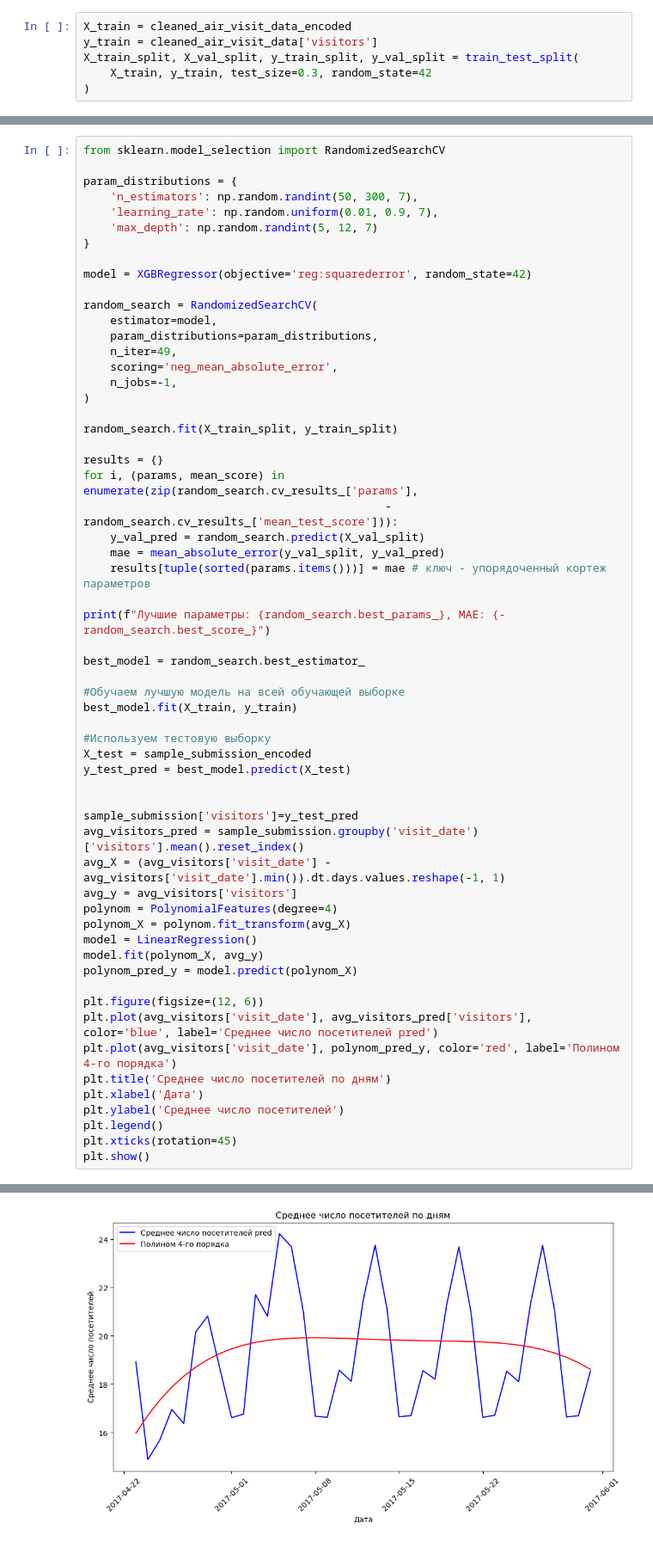
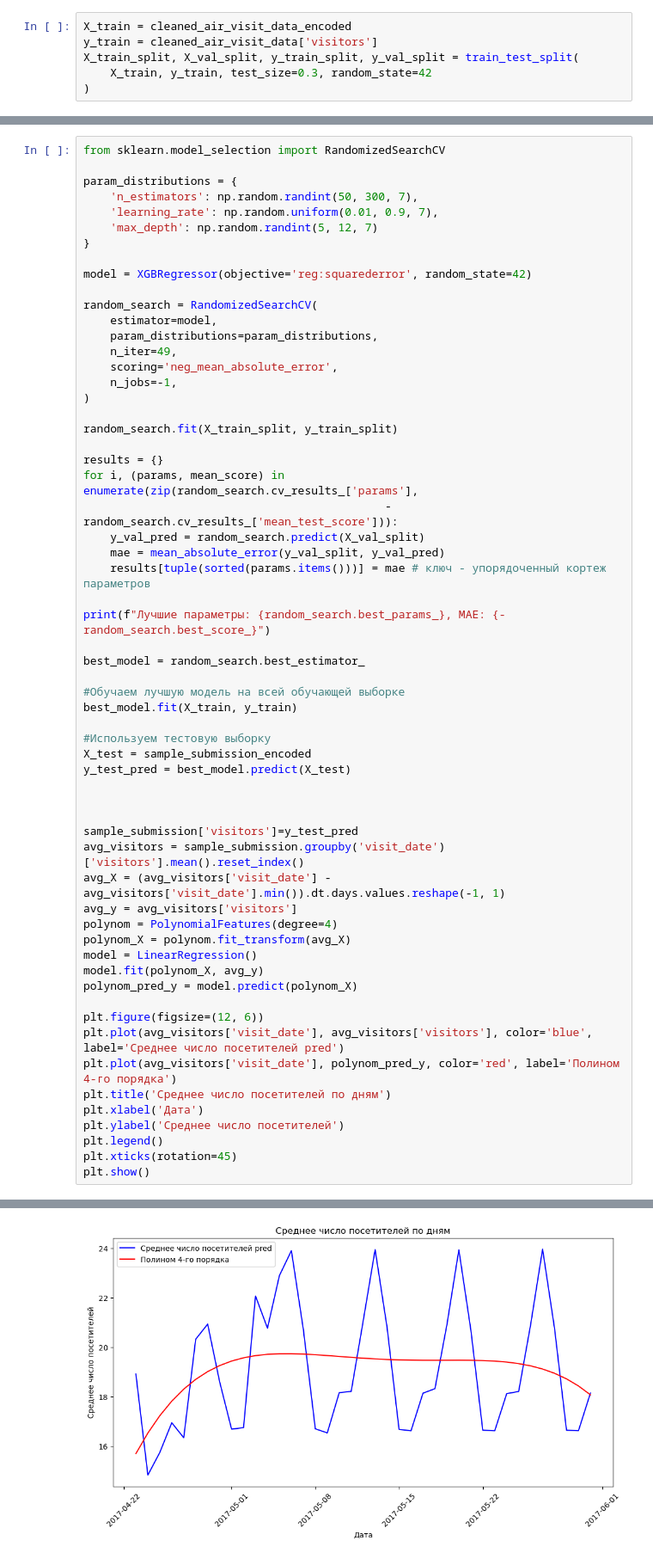
Before and after one commit to kurmakaevAlsu/ML_kurs2022, a Jupyter notebook: Homework/Homework2024/misha_Dronov/prepData.ipynb, the cells around one changed output, grey strips where cells are left out. Shown: that part at 86% size. Drawn from its saved outputs; the diff is of its cells as text.

```diff
--- a/Homework/Homework2024/misha_Dronov/prepData.ipynb
+++ b/Homework/Homework2024/misha_Dronov/prepData.ipynb
@@ -645,8 +644,9 @@ X_test = sample_submission_encoded
 y_test_pred = best_model.predict(X_test)
 
 
+
 sample_submission['visitors']=y_test_pred
-avg_visitors_pred = sample_submission.groupby('visit_date')['visitors'].mean().reset_index()
+avg_visitors = sample_submission.groupby('visit_date')['visitors'].mean().reset_index()
 avg_X = (avg_visitors['visit_date'] - avg_visitors['visit_date'].min()).dt.days.values.reshape(-1, 1)
 avg_y = avg_visitors['visitors']
 polynom = PolynomialFeatures(degree=4)
@@ -656,7 +656,7 @@ model.fit(polynom_X, avg_y)
 polynom_pred_y = model.predict(polynom_X)
 
 plt.figure(figsize=(12, 6))
-plt.plot(avg_visitors['visit_date'], avg_visitors_pred['visitors'], color='blue', label='Среднее число посетителей pred')
+plt.plot(avg_visitors['visit_date'], avg_visitors['visitors'], color='blue', label='Среднее число посетителей pred')
 plt.plot(avg_visitors['visit_date'], polynom_pred_y, color='red', label='Полином 4-го порядка')
 plt.title('Среднее число посетителей по дням')
 plt.xlabel('Дата')
@@ -670 +669 @@ Fitting 5 folds for each of 49 candidates, totalling 245 fits
-[figure, old version]
+[figure, new version]
```
Also changed, not shown: parts of 3 cells of this notebook.
